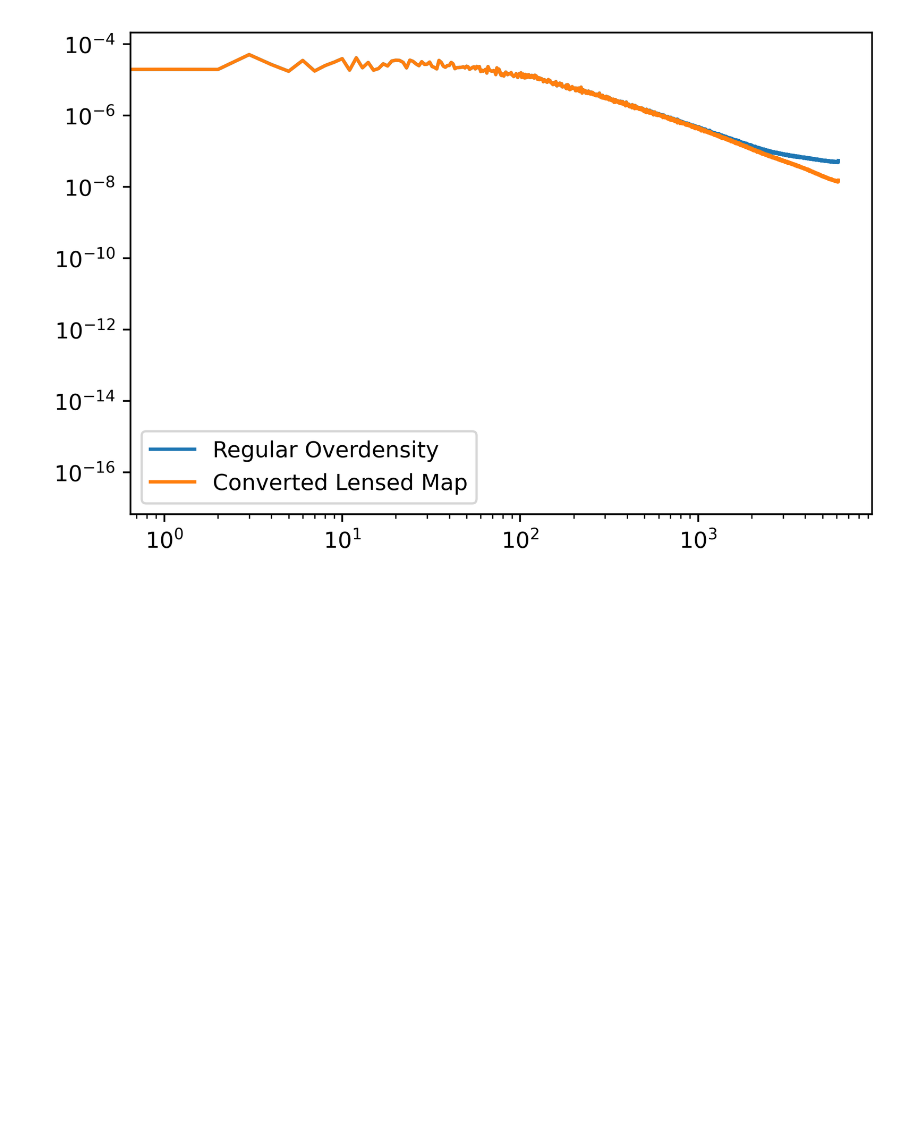
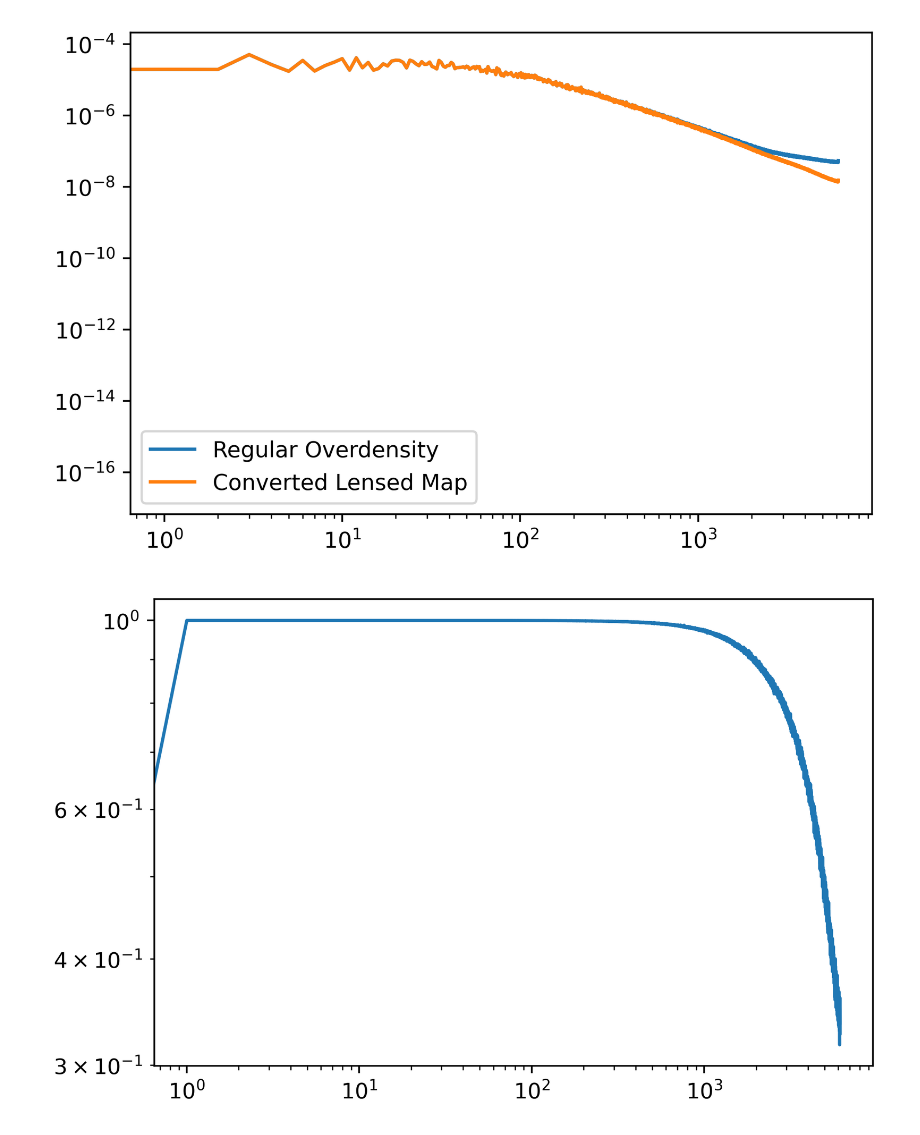
Before and after one commit to wurdahl/kSZfromPC, a Jupyter notebook: ConvergenceAnalysis/LensedOverdensityPower.ipynb, the cells around one changed output. Saved outputs shown, nothing was run; the diff lists cells and outputs as text; code cells hidden in the pictures; blank space fills up the shorter version.

```diff
--- a/ConvergenceAnalysis/LensedOverdensityPower.ipynb
+++ b/ConvergenceAnalysis/LensedOverdensityPower.ipynb
@@ -51,3 +51,13 @@ plt.legend(['Regular Overdensity','Converted Lensed Map'])
 # %% [output]
 <matplotlib.legend.Legend at 0x...>
 [figure]
+# %%
+def Correlation(map1, map2):
+    return hp.anafast(map1,map2)/np.sqrt(hp.anafast(map1)*hp.anafast(map2))
+# %%
+corrLensedNotLensed = Correlation(Map, lensedMapConverted)
+# %%
+plt.figure(dpi=400)
+plt.loglog(corrLensedNotLensed);
+# %% [output]
+[figure, added]
```
